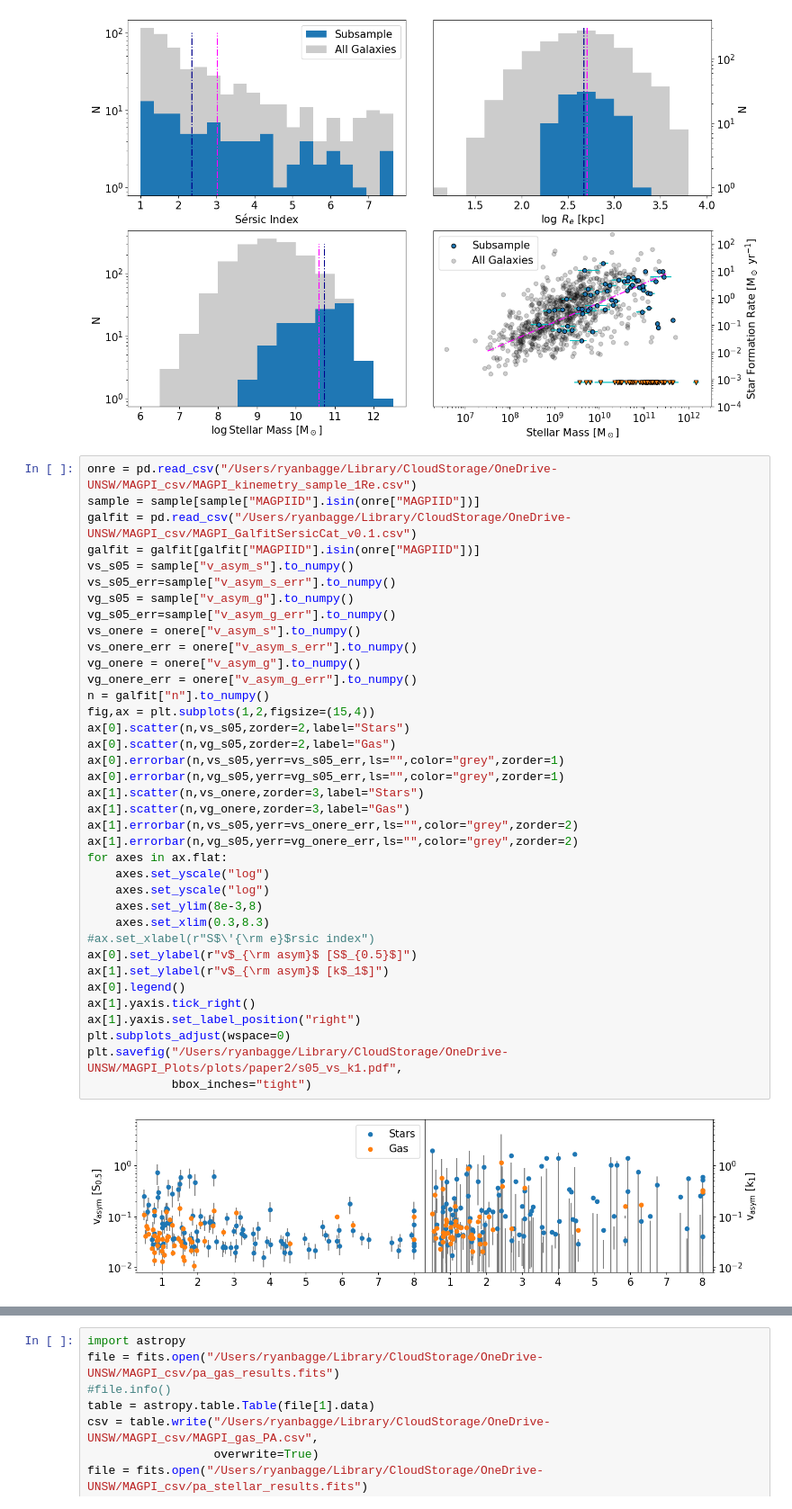
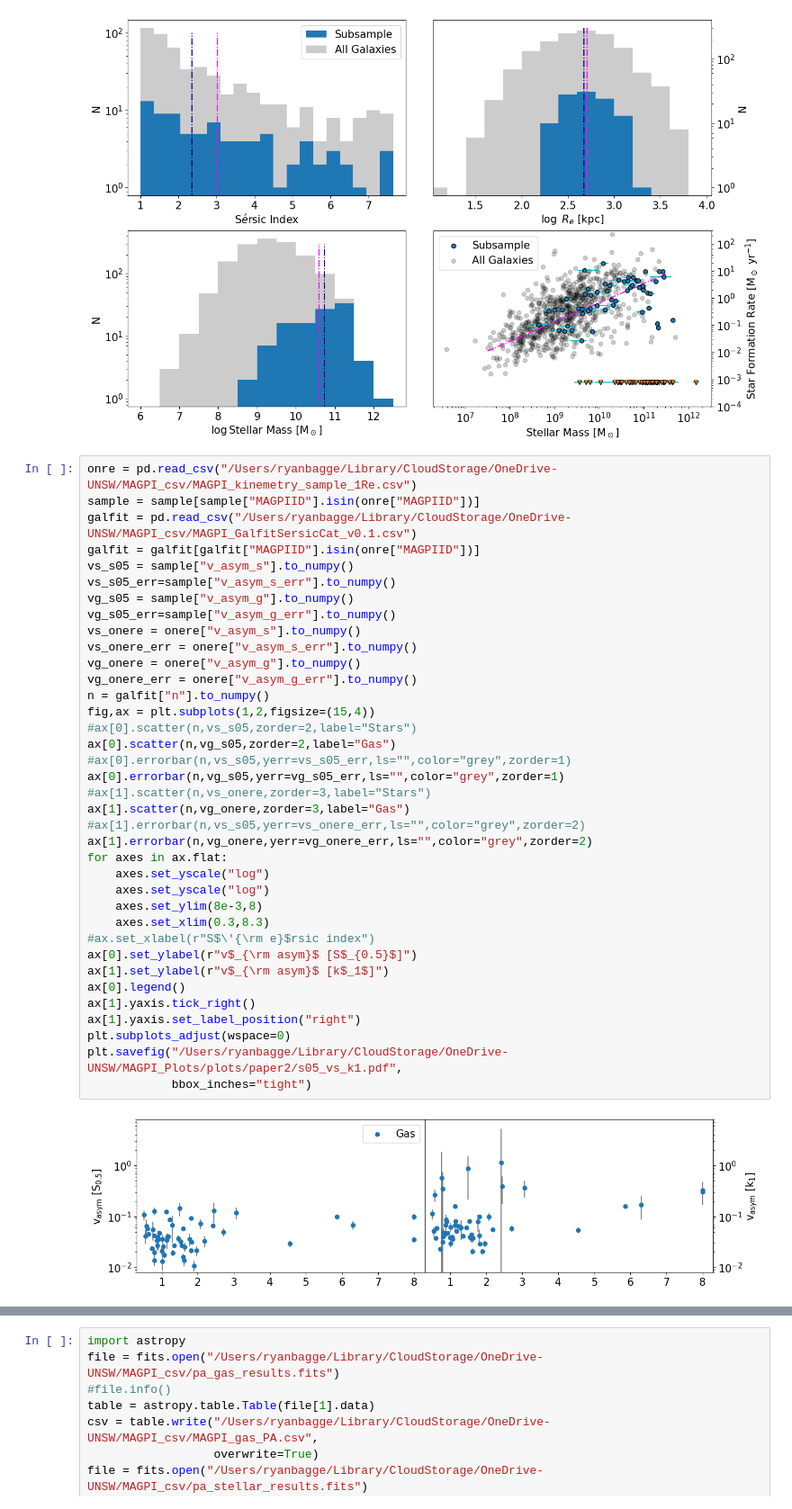
Before and after one commit to r-bagge/MAGPI_kinematics, a Jupyter notebook: plots.ipynb, the cells around one changed output, grey strips where cells are left out. Shown at 90% size. Drawn from its saved outputs; the diff is of its cells as text.

```diff
--- a/plots.ipynb
+++ b/plots.ipynb
@@ -137,39 +137,39 @@ sample = sample[sample["MAGPIID"].isin(onre["MAGPIID"])]
 galfit = pd.read_csv("/Users/ryanbagge/Library/CloudStorage/OneDrive-UNSW/MAGPI_csv/MAGPI_GalfitSersicCat_v0.1.csv")
 galfit = galfit[galfit["MAGPIID"].isin(onre["MAGPIID"])]
 vs_s05 = sample["v_asym_s"].to_numpy()
 vs_s05_err=sample["v_asym_s_err"].to_numpy()
 vg_s05 = sample["v_asym_g"].to_numpy()
 vg_s05_err=sample["v_asym_g_err"].to_numpy()
 vs_onere = onere["v_asym_s"].to_numpy()
 vs_onere_err = onere["v_asym_s_err"].to_numpy()
 vg_onere = onere["v_asym_g"].to_numpy()
 vg_onere_err = onere["v_asym_g_err"].to_numpy()
 n = galfit["n"].to_numpy()
 fig,ax = plt.subplots(1,2,figsize=(15,4))
-ax[0].scatter(n,vs_s05,zorder=2,label="Stars")
+#ax[0].scatter(n,vs_s05,zorder=2,label="Stars")
 ax[0].scatter(n,vg_s05,zorder=2,label="Gas")
-ax[0].errorbar(n,vs_s05,yerr=vs_s05_err,ls="",color="grey",zorder=1)
+#ax[0].errorbar(n,vs_s05,yerr=vs_s05_err,ls="",color="grey",zorder=1)
 ax[0].errorbar(n,vg_s05,yerr=vg_s05_err,ls="",color="grey",zorder=1)
-ax[1].scatter(n,vs_onere,zorder=3,label="Stars")
+#ax[1].scatter(n,vs_onere,zorder=3,label="Stars")
 ax[1].scatter(n,vg_onere,zorder=3,label="Gas")
-ax[1].errorbar(n,vs_s05,yerr=vs_onere_err,ls="",color="grey",zorder=2)
-ax[1].errorbar(n,vg_s05,yerr=vg_onere_err,ls="",color="grey",zorder=2)
+#ax[1].errorbar(n,vs_s05,yerr=vs_onere_err,ls="",color="grey",zorder=2)
+ax[1].errorbar(n,vg_onere,yerr=vg_onere_err,ls="",color="grey",zorder=2)
 for axes in ax.flat:
     axes.set_yscale("log")
     axes.set_yscale("log")
     axes.set_ylim(8e-3,8)
     axes.set_xlim(0.3,8.3)
 #ax.set_xlabel(r"S$\'{\rm e}$rsic index")
 ax[0].set_ylabel(r"v$_{\rm asym}$ [S$_{0.5}$]")
 ax[1].set_ylabel(r"v$_{\rm asym}$ [k$_1$]")
 ax[0].legend()
 ax[1].yaxis.tick_right()
 ax[1].yaxis.set_label_position("right")
 plt.subplots_adjust(wspace=0)
 plt.savefig("/Users/ryanbagge/Library/CloudStorage/OneDrive-UNSW/MAGPI_Plots/plots/paper2/s05_vs_k1.pdf",
             bbox_inches="tight")
 # %% [output]
-[figure, old version]
+[figure, new version]
 # %%
 sample = pd.read_csv("/Users/ryanbagge/Library/CloudStorage/OneDrive-UNSW/MAGPI_csv/MAGPI_kinemetry_sample_s05.csv")
 # onere = pd.read_csv("/Users/ryanbagge/Library/CloudStorage/OneDrive-UNSW/MAGPI_csv/MAGPI_kinemetry_sample_1Re.csv")
```
Also changed, not shown: parts of 24 cells of this notebook.
